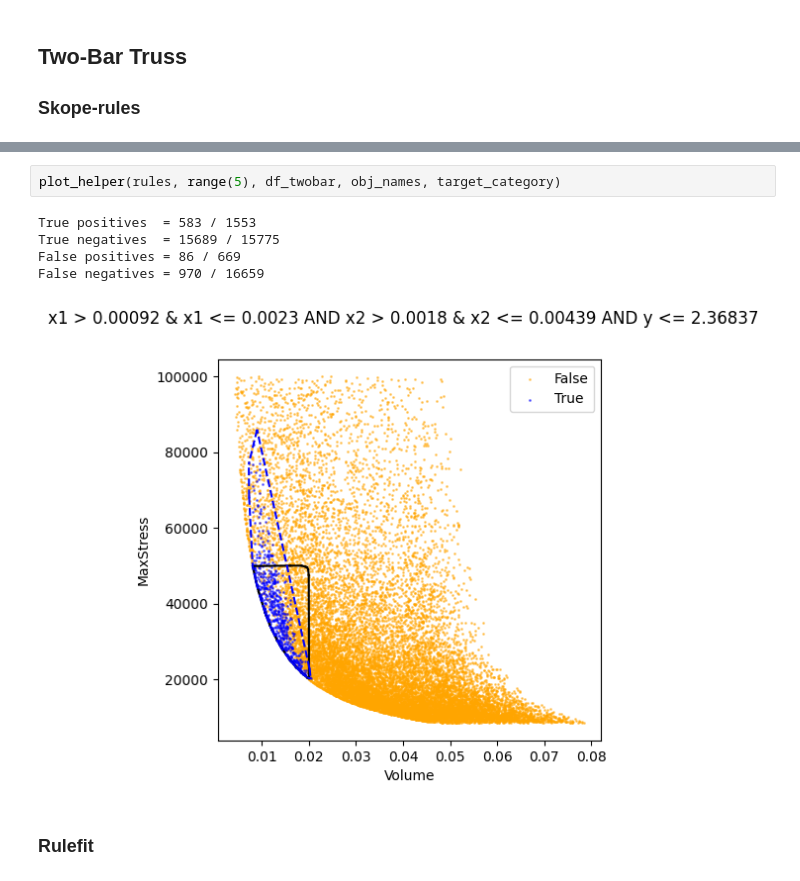
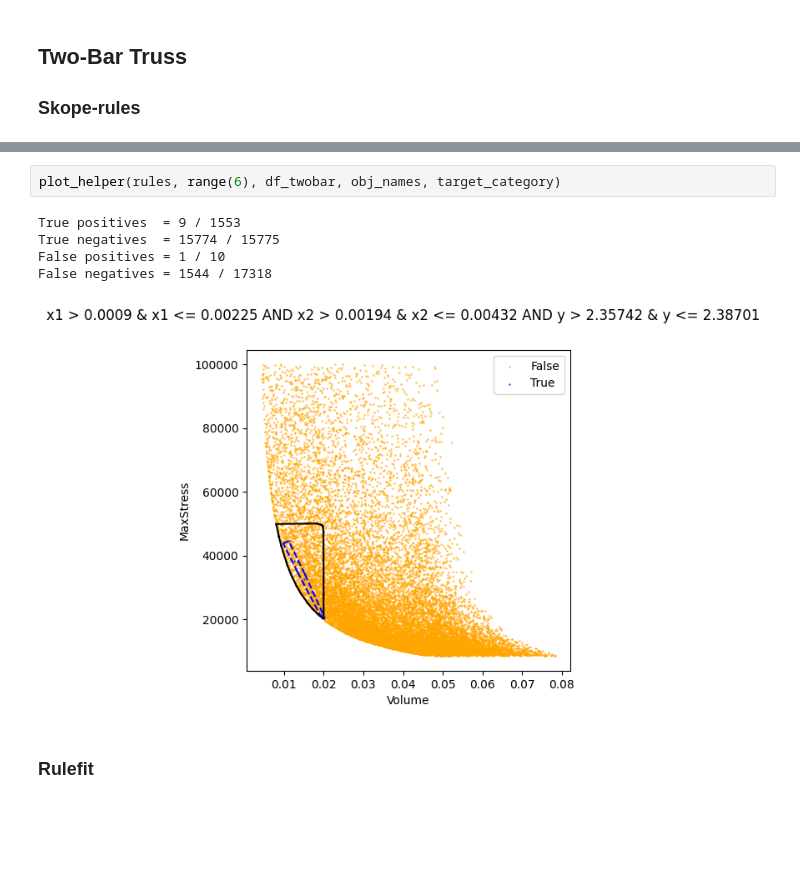
Before and after one commit to gialmisi/xaimoo-experiments, a Jupyter notebook: notebooks/Rule_showcase.ipynb, the cells around one changed output, grey strips where cells are left out. Drawn from its saved outputs; the diff is of its cells as text; blank space fills up the shorter version.

```diff
--- a/notebooks/Rule_showcase.ipynb
+++ b/notebooks/Rule_showcase.ipynb
@@ -137,11 +138,11 @@ False negatives = 347 / 15609
 # %%
-plot_helper(rules, range(5), df_twobar, obj_names, target_category)
+plot_helper(rules, range(6), df_twobar, obj_names, target_category)
 # %% [output]
-True positives  = 583 / 1553
-True negatives  = 15689 / 15775
-False positives = 86 / 669
-False negatives = 970 / 16659
+True positives  = 9 / 1553
+True negatives  = 15774 / 15775
+False positives = 1 / 10
+False negatives = 1544 / 17318
-[figure, old version]
+[figure, new version]
 # %% [markdown]
 ### Rulefit
 # %%
```
Also changed, not shown: parts of 5 cells of this notebook, 2 other files.
